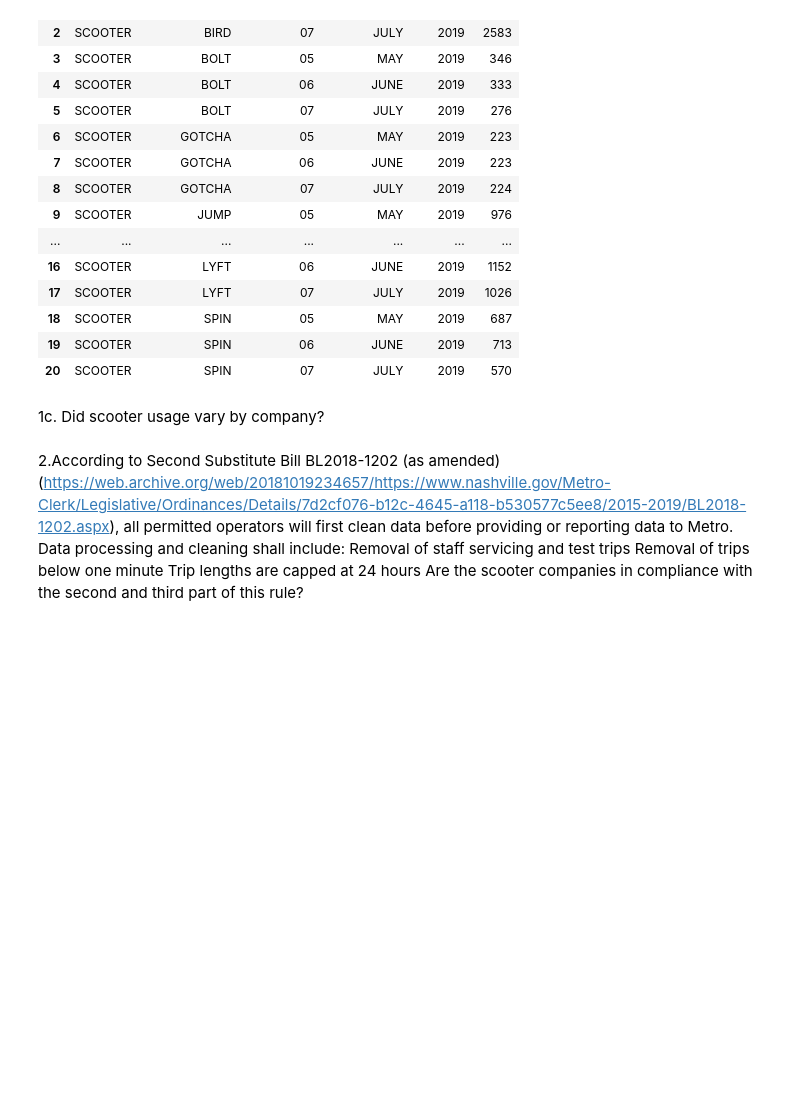
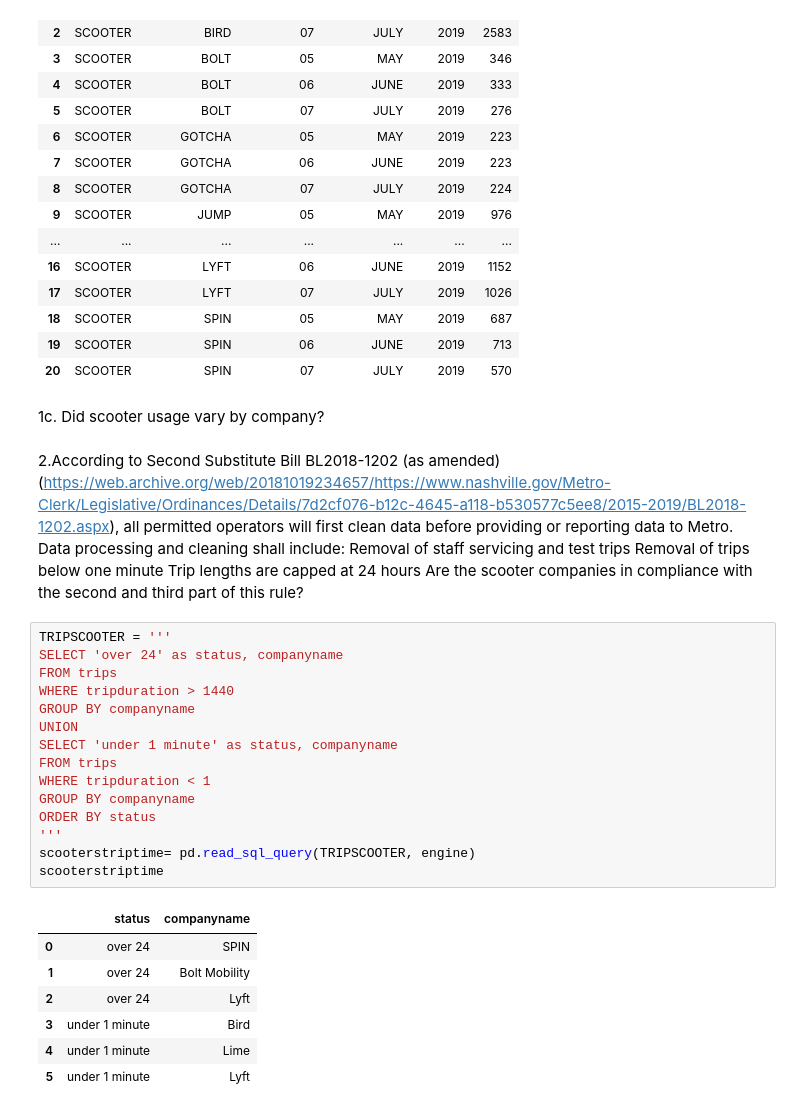
Before and after one commit to NSS-Data-Analytics-Cohort-10/scooters-group-3, a Jupyter notebook: notebooks/scooters.ipynb, the cells around one changed output. Saved outputs shown, nothing was run; the diff lists cells and outputs as text; blank space fills up the shorter version.

```diff
--- a/notebooks/scooters.ipynb
+++ b/notebooks/scooters.ipynb
@@ -210,3 +221,26 @@ Removal of staff servicing and test trips
 Removal of trips below one minute
 Trip lengths are capped at 24 hours
 Are the scooter companies in compliance with the second and third part of this rule?
+# %%
+TRIPSCOOTER = '''
+SELECT 'over 24' as status, companyname
+FROM trips
+WHERE tripduration > 1440
+GROUP BY companyname
+UNION
+SELECT 'under 1 minute' as status, companyname
+FROM trips
+WHERE tripduration < 1
+GROUP BY companyname
+ORDER BY status
+'''
+scooterstriptime= pd.read_sql_query(TRIPSCOOTER, engine)
+scooterstriptime
+# %% [output]
+|  | status | companyname |
+| 0 | over 24 | SPIN |
+| 1 | over 24 | Bolt Mobility |
+| 2 | over 24 | Lyft |
+| 3 | under 1 minute | Bird |
+| 4 | under 1 minute | Lime |
+| 5 | under 1 minute | Lyft |
```
Also changed, not shown: parts of 2 cells of this notebook.
